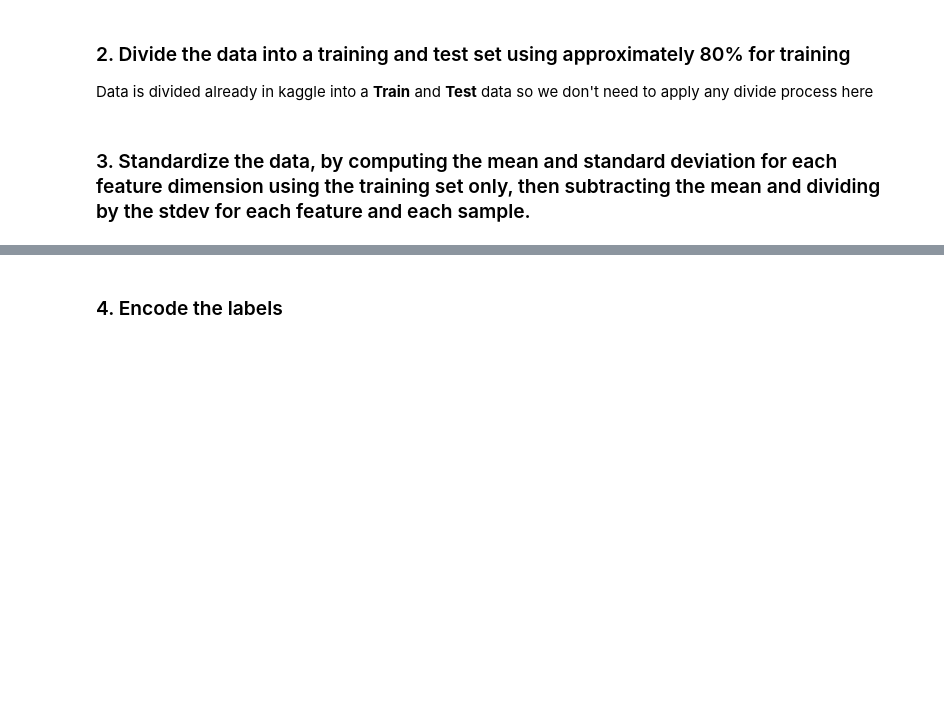
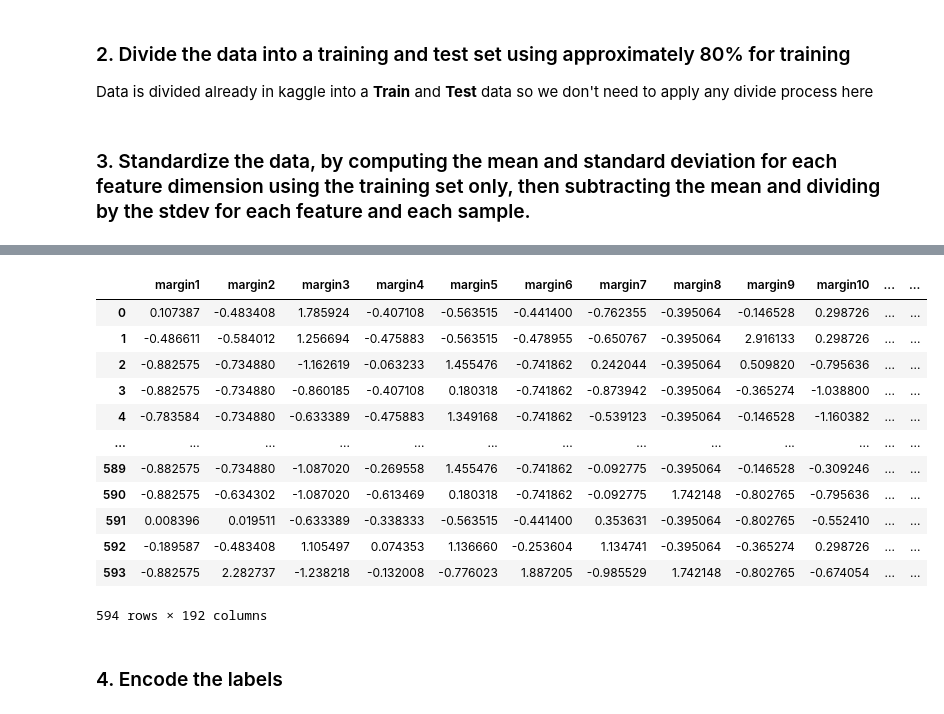
Before and after one commit to mahmodKhaled/Leaf-Classification, a Jupyter notebook: leaf_classification.ipynb, the cells around one changed output, grey strips where cells are left out. Cells and saved outputs as stored; diff of their text form; code cells hidden in the pictures; blank space fills up the shorter version.

```diff
--- a/leaf_classification.ipynb
+++ b/leaf_classification.ipynb
@@ -251,0 +255,3 @@ Drawing of some random images from the images folder every time
+# %%
+# rename test variable and drop id column from the test dat
+X_test = test.drop(columns=['id'])
@@ -257,2 +309,22 @@ Data is divided already in kaggle into a **Train** and **Test** data so we don't
+# %%
+# apply the transformation to the X_test data
+X_test_scaled = pd.DataFrame(scaler.transform(X_test), index = X_test.index, columns = X_test.columns)
+# %%
+# view the X_test after standradization
+X_test_scaled
+# %% [output]
+|  | margin1 | margin2 | margin3 | margin4 | margin5 | margin6 | margin7 | margin8 | margin9 | margin10 | ... | ... |
+| 0 | 0.107387 | -0.483408 | 1.785924 | -0.407108 | -0.563515 | -0.441400 | -0.762355 | -0.395064 | -0.146528 | 0.298726 | ... | ... |
+| 1 | -0.486611 | -0.584012 | 1.256694 | -0.475883 | -0.563515 | -0.478955 | -0.650767 | -0.395064 | 2.916133 | 0.298726 | ... | ... |
+| 2 | -0.882575 | -0.734880 | -1.162619 | -0.063233 | 1.455476 | -0.741862 | 0.242044 | -0.395064 | 0.509820 | -0.795636 | ... | ... |
+| 3 | -0.882575 | -0.734880 | -0.860185 | -0.407108 | 0.180318 | -0.741862 | -0.873942 | -0.395064 | -0.365274 | -1.038800 | ... | ... |
+| 4 | -0.783584 | -0.734880 | -0.633389 | -0.475883 | 1.349168 | -0.741862 | -0.539123 | -0.395064 | -0.146528 | -1.160382 | ... | ... |
+| ... | ... | ... | ... | ... | ... | ... | ... | ... | ... | ... | ... | ... |
+| 589 | -0.882575 | -0.734880 | -1.087020 | -0.269558 | 1.455476 | -0.741862 | -0.092775 | -0.395064 | -0.146528 | -0.309246 | ... | ... |
+| 590 | -0.882575 | -0.634302 | -1.087020 | -0.613469 | 0.180318 | -0.741862 | -0.092775 | 1.742148 | -0.802765 | -0.795636 | ... | ... |
+| 591 | 0.008396 | 0.019511 | -0.633389 | -0.338333 | -0.563515 | -0.441400 | 0.353631 | -0.395064 | -0.802765 | -0.552410 | ... | ... |
+| 592 | -0.189587 | -0.483408 | 1.105497 | 0.074353 | 1.136660 | -0.253604 | 1.134741 | -0.395064 | -0.365274 | 0.298726 | ... | ... |
+| 593 | -0.882575 | 2.282737 | -1.238218 | -0.132008 | -0.776023 | 1.887205 | -0.985529 | 1.742148 | -0.802765 | -0.674054 | ... | ... |
+594 rows × 192 columns
 # %% [markdown]
 ### 4. Encode the labels
```
Also changed, not shown: parts of 6 cells of this notebook.
